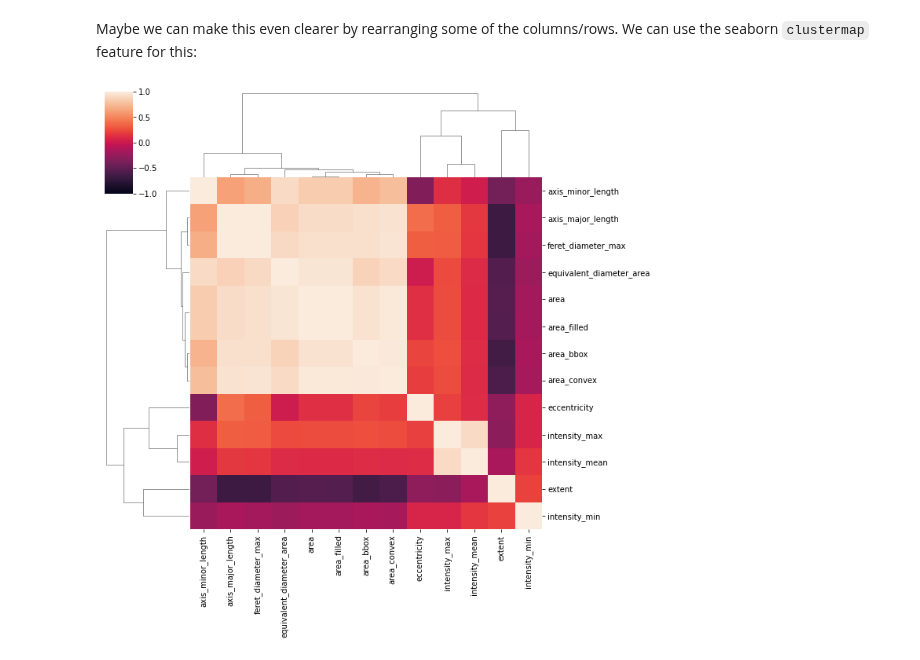
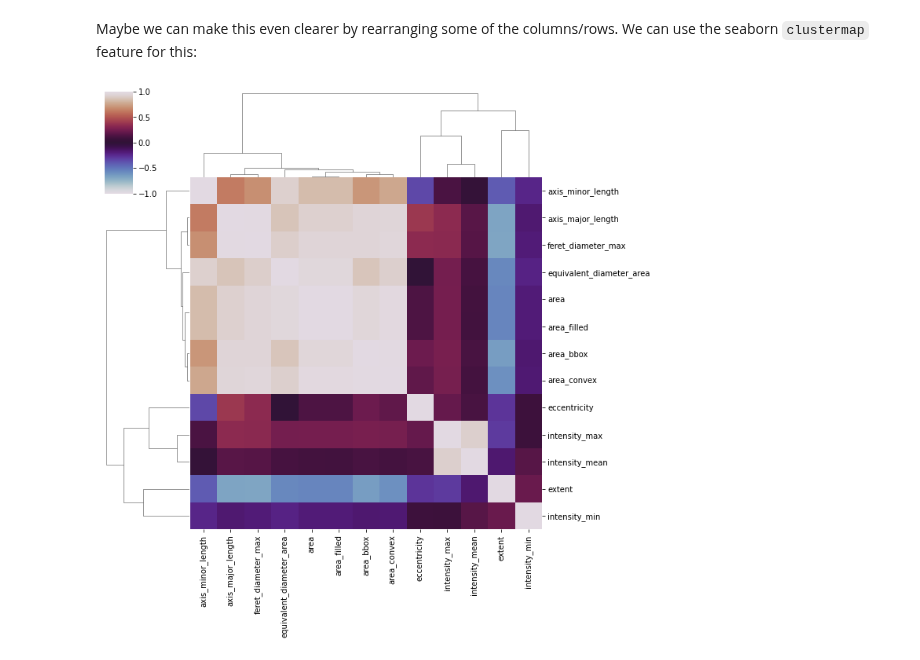
Before and after one commit to BiAPoL/Quantitative_Bio_Image_Analysis_with_Python_2022, a Jupyter notebook: docs/day3c_statistics_and_tests/03_correlation_matrix.ipynb, the cells around one changed output. Saved outputs shown, nothing was run; the diff lists cells and outputs as text; code cells hidden in the pictures.

Commit message:
changed clustermap colormap

```diff
--- a/docs/day3c_statistics_and_tests/03_correlation_matrix.ipynb
+++ b/docs/day3c_statistics_and_tests/03_correlation_matrix.ipynb
@@ -62,6 +60,6 @@ ax = sns.heatmap(correlation_matrix, annot=False, vmin=-1, vmax=1)
 # %% [markdown]
 Maybe we can make this even clearer by rearranging some of the columns/rows. We can use the seaborn `clustermap` feature for this:
 # %%
-fig = sns.clustermap(correlation_matrix, vmin=-1, vmax=1)
+fig = sns.clustermap(correlation_matrix, vmin=-1, vmax=1, cmap='twilight')
 # %% [output]
-[figure, old version]
+[figure, new version]
```
Also changed, not shown: parts of 1 cell of this notebook.
